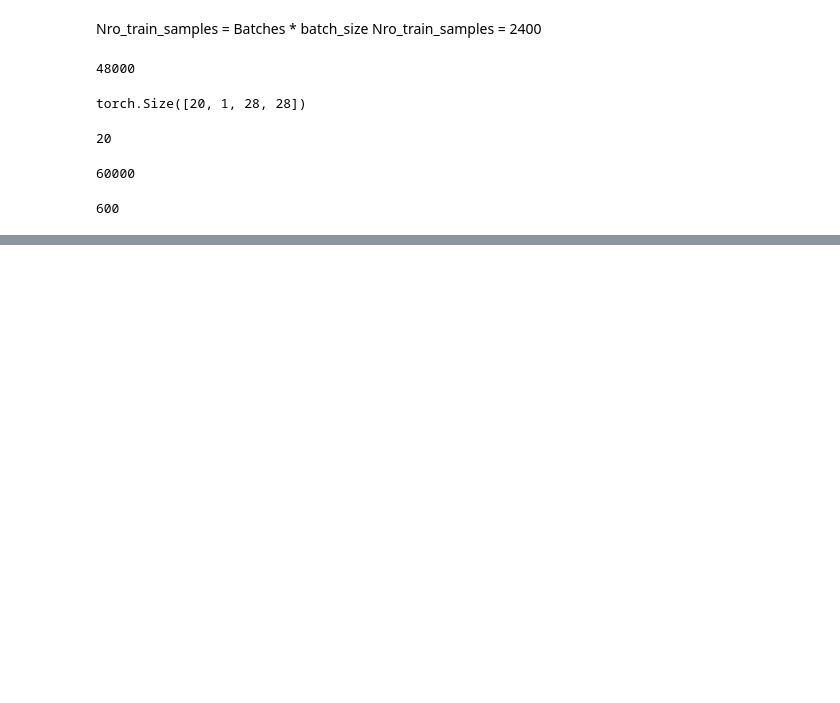
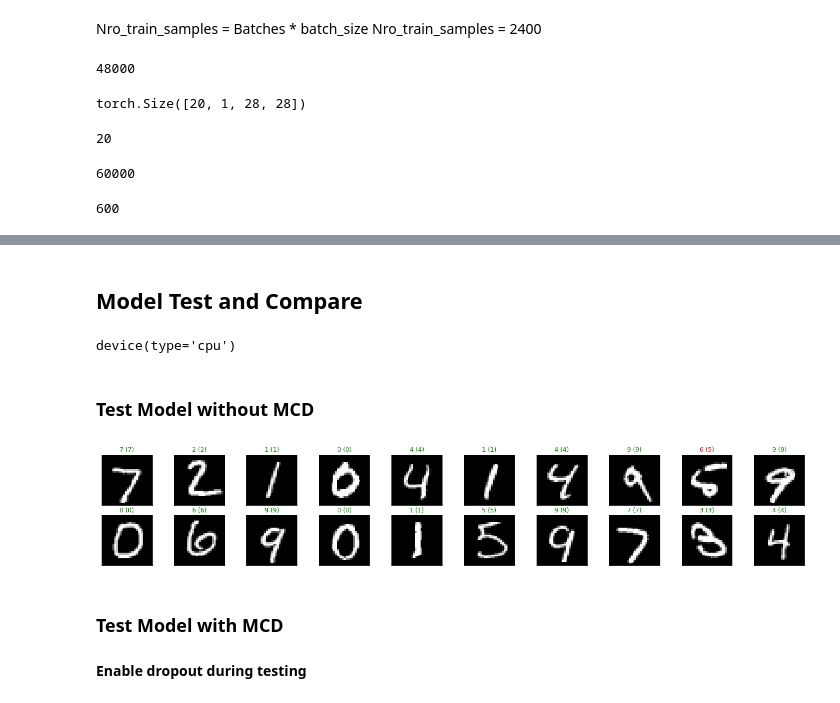
Before and after one commit to FabioArnez/Simple-Uncertainty-Classification-MCD, a Jupyter notebook: Analyze_Baseline.ipynb, the cells around one changed output, grey strips where cells are left out. Cells and saved outputs as stored; diff of their text form; code cells hidden in the pictures; blank space fills up the shorter version.

Commit message:
- Add MCD tests and results - Add fix tu minor changes in "model.py" file

```diff
--- a/Analyze_Baseline.ipynb
+++ b/Analyze_Baseline.ipynb
@@ -163,0 +175,4 @@ Validation_Batches
+# %%
+# initialize the NN
+model_dropout = FullyConnectedNetDropOut()
+print(model)
@@ -163,0 +228,39 @@ Validation_Batches
+# %% [markdown]
+## Model Test and Compare
+# %%
+device = torch.device('cuda' if torch.cuda.is_available() else 'cpu')
+device
+# %% [output]
+device(type='cpu')
+# %%
+# create iterator
+dataiter = iter(test_loader)
+# Get batch samples and labels
+batch_images, batch_labels = dataiter.next()
+
+batch_images_samples = batch_images.to(device)
+batch_labels_samples = batch_labels.to(device)
+# %% [markdown]
+### Test Model without MCD
+# %%
+# get sample outputs
+output = model_dropout(batch_images_samples)
+# convert output probabilities to predicted class,
+# get argmax
+_, preds = torch.max(output, 1)
+# prep images for display
+images = batch_images.numpy()
+
+# plot the images in the batch, along with predicted and true labels
+fig = plt.figure(figsize=(25, 4))
+for idx in np.arange(20):
+    ax = fig.add_subplot(2, 20/2, idx+1, xticks=[], yticks=[])
+    ax.imshow(np.squeeze(images[idx]), cmap='gray')
+    ax.set_title("{} ({})".format(str(preds[idx].item()), str(batch_labels[idx].item())),
+                 color=("green" if preds[idx]==batch_labels[idx] else "red"))
+# %% [output]
+[figure, added]
+# %% [markdown]
+### Test Model with MCD
+# %% [markdown]
+__Enable dropout during testing__
```
Also changed, not shown: parts of 62 cells of this notebook, 1 other file.
